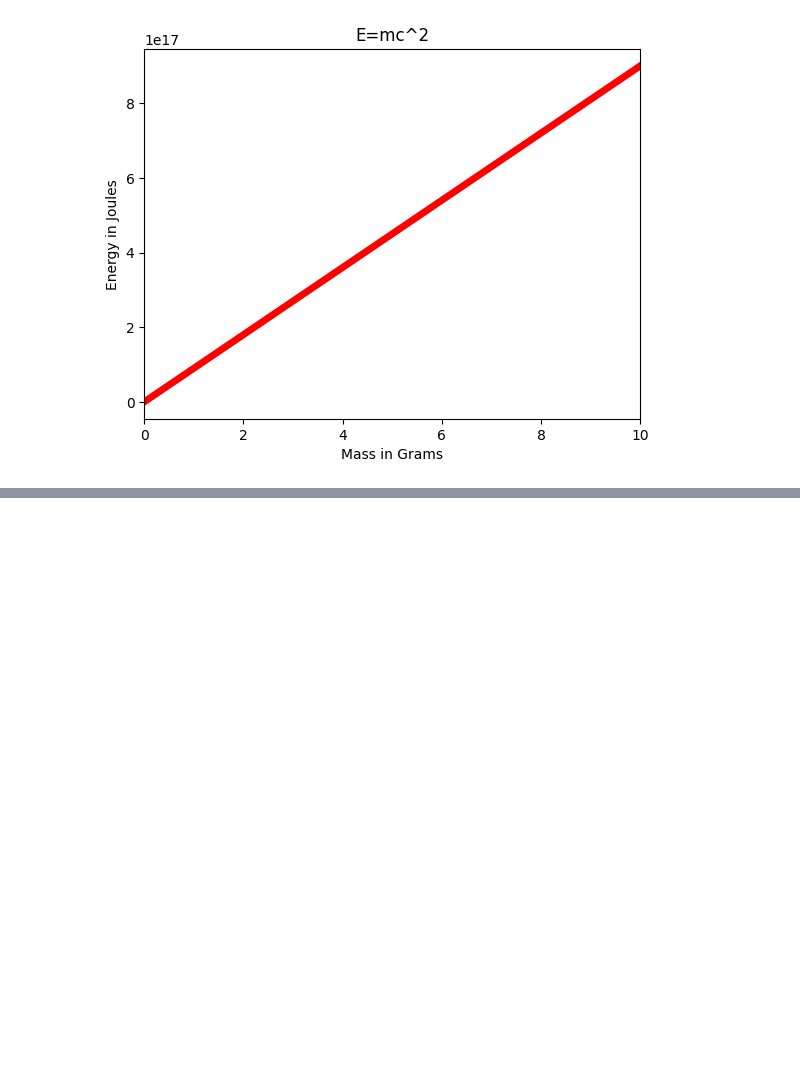
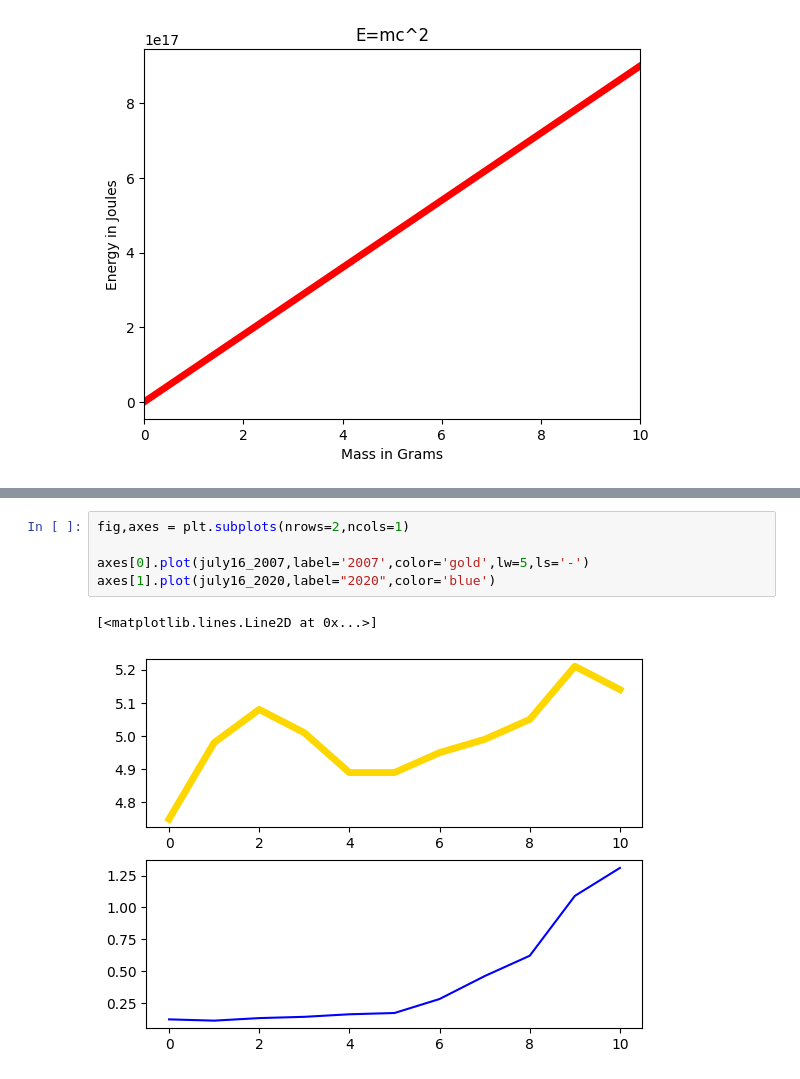
Before and after one commit to kellyjj/pythonMLClass, a Jupyter notebook: lesson6Excersise.ipynb, the cells around one changed output, grey strips where cells are left out. Saved outputs shown, nothing was run; the diff lists cells and outputs as text; blank space fills up the shorter version.

```diff
--- a/lesson6Excersise.ipynb
+++ b/lesson6Excersise.ipynb
@@ -36,0 +76,8 @@ plt.show()
+# %%
+fig,axes = plt.subplots(nrows=2,ncols=1)
+
+axes[0].plot(july16_2007,label='2007',color='gold',lw=5,ls='-')
+axes[1].plot(july16_2020,label="2020",color='blue')
+# %% [output]
+[<matplotlib.lines.Line2D at 0x...>]
+[figure, added]
```
Also changed, not shown: parts of 5 cells of this notebook, 1 other file.
